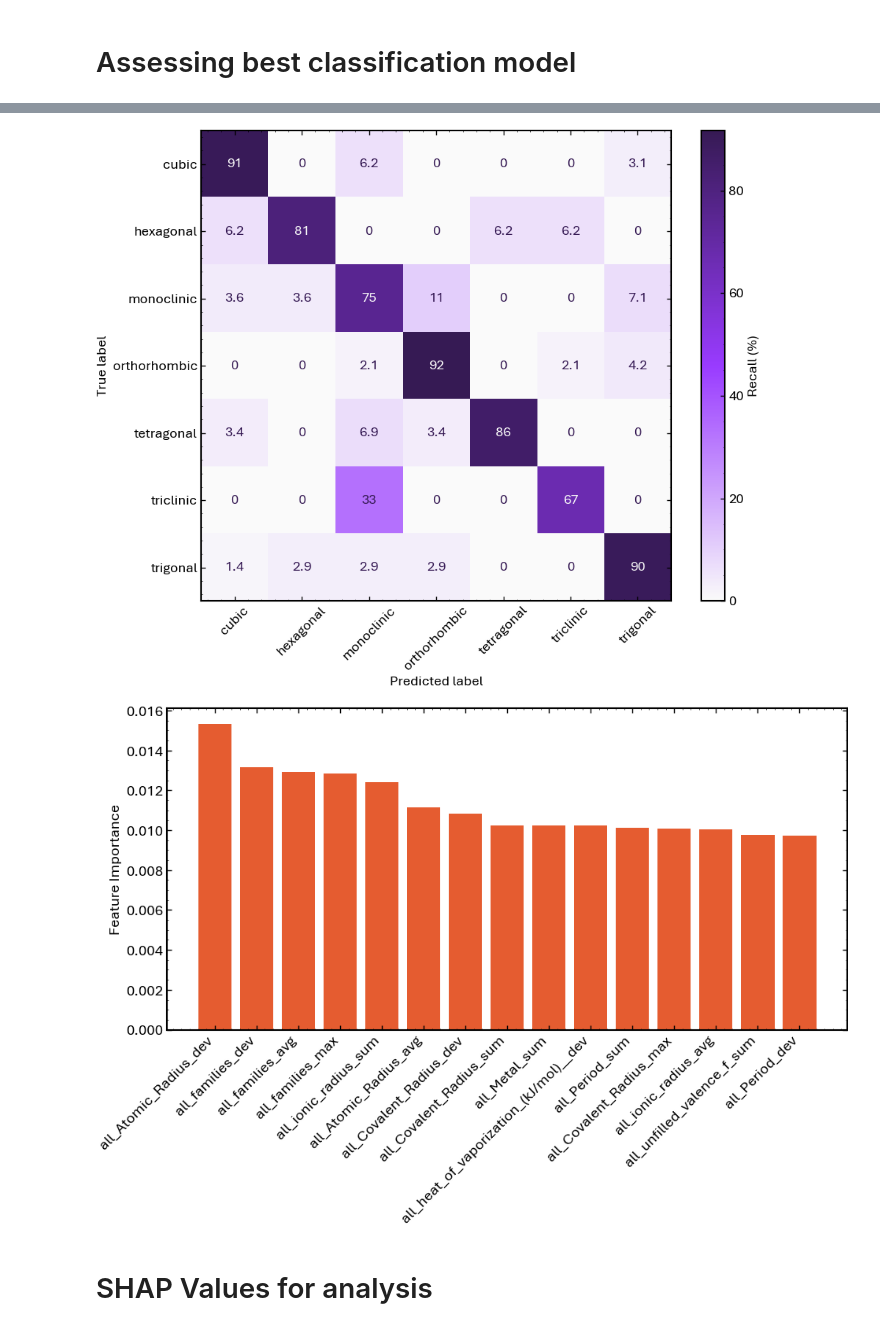
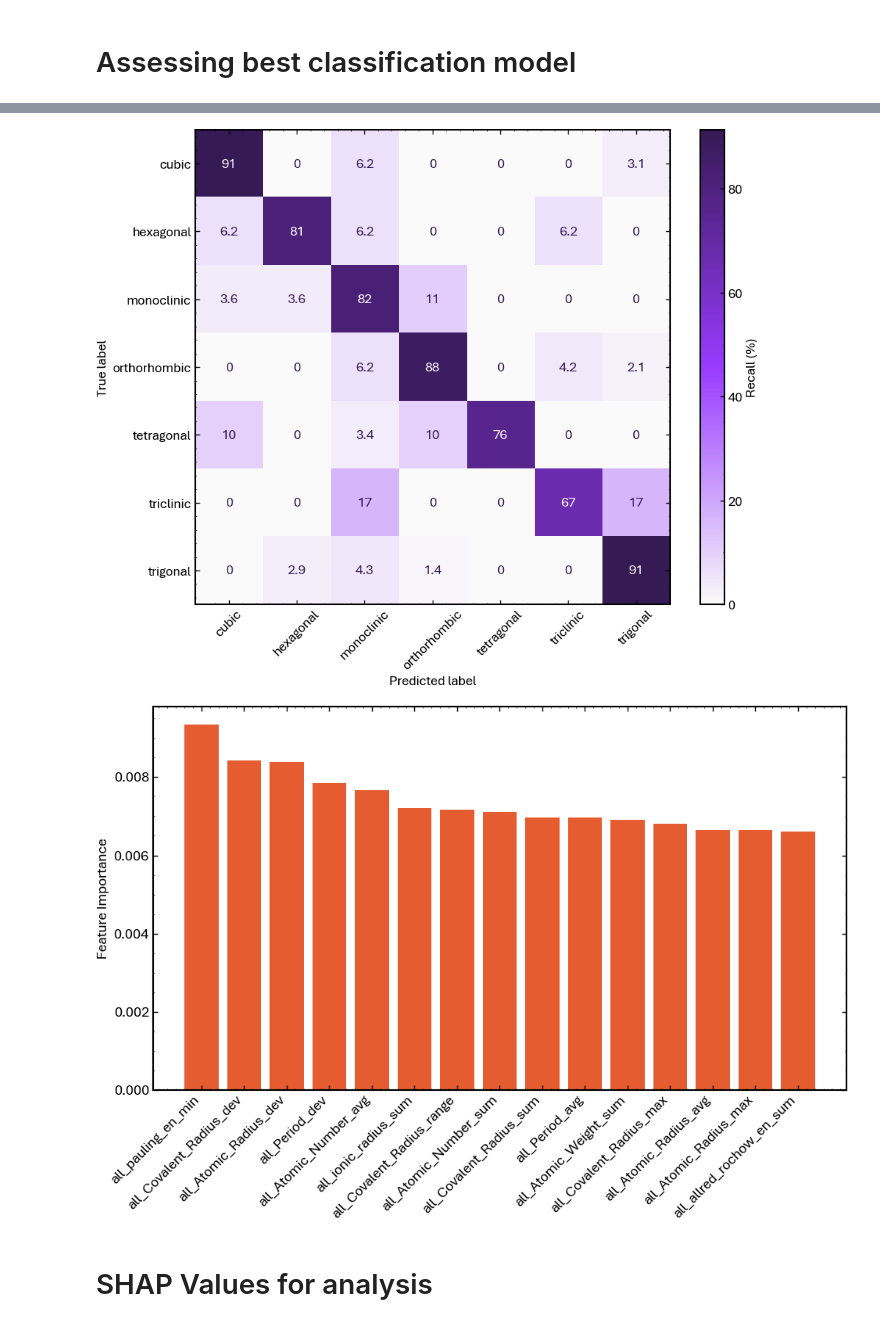
Before and after one commit to RedHorizonss/apprOXimate, a Jupyter notebook: notebooks/exp3a_approx_runML.ipynb, the cells around one changed output, grey strips where cells are left out. Drawn from its saved outputs; the diff is of its cells as text; code cells hidden in the pictures.

Commit message:
ran final approximate model

```diff
--- a/notebooks/exp3a_approx_runML.ipynb
+++ b/notebooks/exp3a_approx_runML.ipynb
@@ -134,7 +151,0 @@ dtype: int64
-# %%
-from sklearn.impute import SimpleImputer
-# Because 41 of the rows do not have a pauling_en value as it's ended up being NAN (need to fix this) we use imputer to get a median value for our issue
-imputer = SimpleImputer(strategy='median')
-X_train = imputer.fit_transform(X_train)
-X_val   = imputer.transform(X_val)
-X_test  = imputer.transform(X_test)
@@ -228,6 +231,6 @@ Finished fitting 9 models, total time: 92.48 s
 # %%
 # Sort in order of increasing validation r2 score
-df_classics = df_classics.sort_values('acc_val', ignore_index=True)
+df_classics = df_classics.sort_values('f1_val', ignore_index=True)
 df_classics
 # %% [output]
 |  | model_name | model_name_pretty | model_params | fit_time | acc_train | f1_train | precision_train | ... |
@@ -393,0 +248,12 @@ knc      KNeighborsClassifier    0.7368   0.7376          0.7474       0.7368
+# %%
+# Find the best-performing model that we have tested
+best_row = df_classics.iloc[-1, :].copy()
+
+# Get the model type and model parameters
+model_name = best_row['model_name']
+model_params = best_row['model_params']
+
+# Instantiate the model again using the parameters
+model = classic_model_classes[model_name](**model_params)
+print(model)
+print(model.get_params())
@@ -394,19 +310,8 @@ knc      KNeighborsClassifier    0.7368   0.7376          0.7474       0.7368
 # %%
-import matplotlib.colors
-# Get predictions from your best model (etc)
-etc_model = classic_models['etc']
-
-# Retrain on train+val
-etc_model.fit(X_train_final, y_train_final)
-y_pred = etc_model.predict(X_test)
-
-# Get class labels from your label mapping
-class_labels = [label_mapping[i] for i in sorted(label_mapping.keys())]
-
 custom_cmap = matplotlib.colors.LinearSegmentedColormap.from_list("custom", ["#fafafa", "#993bff", "#361a54"])
 
 # Normalised version (shows % of each true class correctly predicted)
-cm_norm = confusion_matrix(y_test, y_pred, normalize='true')
+cm_norm = confusion_matrix(y_test, y_pred_test, normalize='true')
 cm_percent = (cm_norm * 100).round(1)  # convert to percentages rounded to 1dp
 
 fig, ax = plt.subplots(figsize=(10, 8))
@@ -418,30 +323,28 @@ plt.tight_layout()
 plt.savefig('outputs/confusion_matrix_etc_normalised.png', dpi=300, bbox_inches='tight')
 plt.show()
 # %% [output]
-[figure, old version]
+[figure, new version]
 # %%
-import matplotlib.pyplot as plt
-
 def plot_feature_importances(model, feature_names, top_n=None):
     if not hasattr(model, "feature_importances_"):
         raise ValueError(f"Model type {type(model)} does not have feature_importances_.")
 
     importances = model.feature_importances_
     indices = np.argsort(importances)[::-1]
 
     if top_n is not None:
         indices = indices[:top_n]
 
     plt.figure(figsize=(10, 7))
     plt.bar(range(len(indices)), importances[indices], color = '#e55c30')
     plt.xticks(range(len(indices)), np.array(feature_names)[indices], rotation=45, ha="right")
     plt.ylabel("Feature Importance")
     plt.tight_layout()
     plt.show()
 
-plot_feature_importances(etc_model, feature_cols, top_n = 15)
+plot_feature_importances(model, feature_cols, top_n = 15)
 # %% [output]
-[figure, old version]
+[figure, new version]
 # %% [markdown]
 # SHAP Values for analysis
 # %%
```
Also changed, not shown: parts of 22 cells of this notebook, 4 other files.
